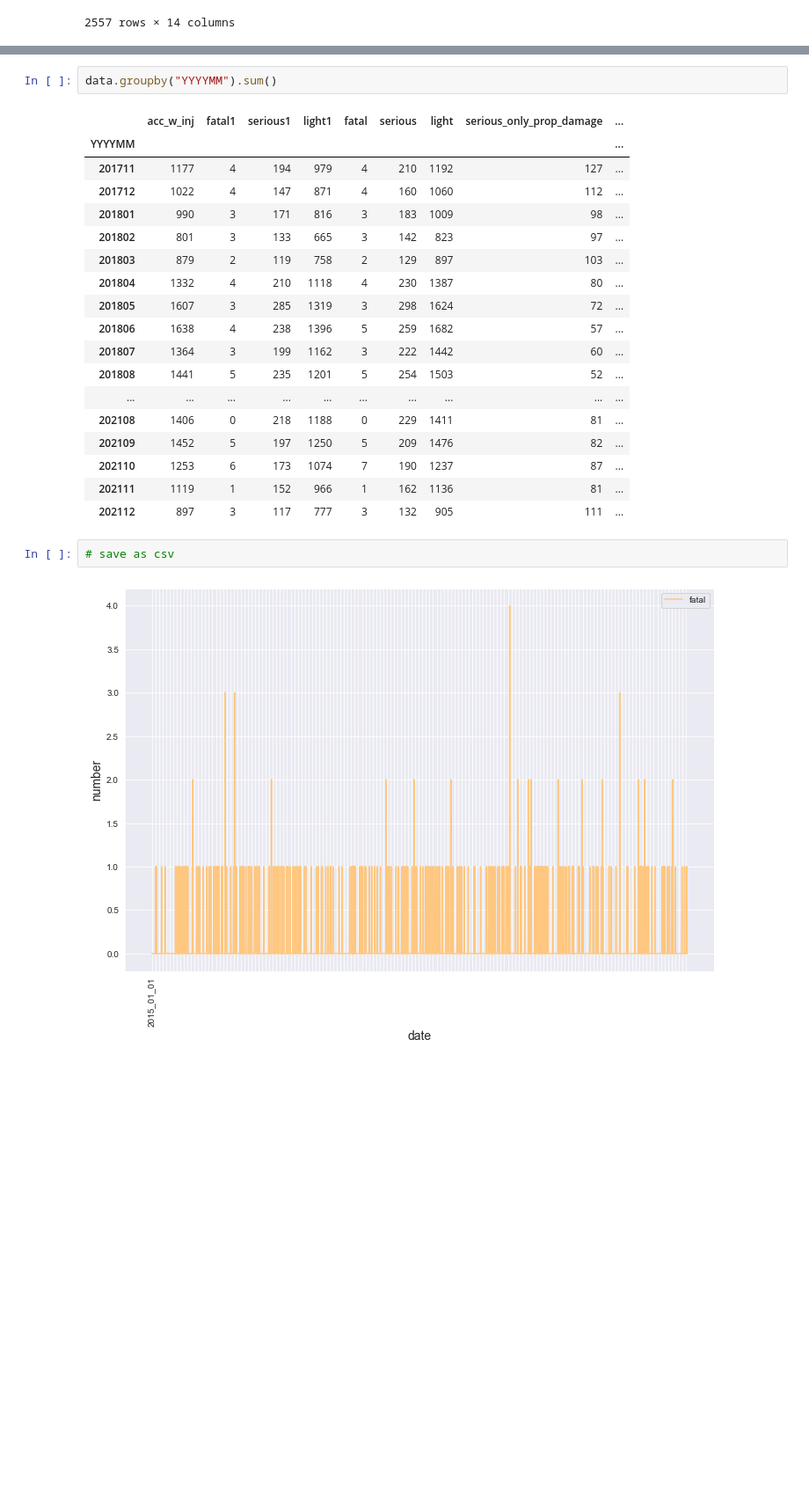
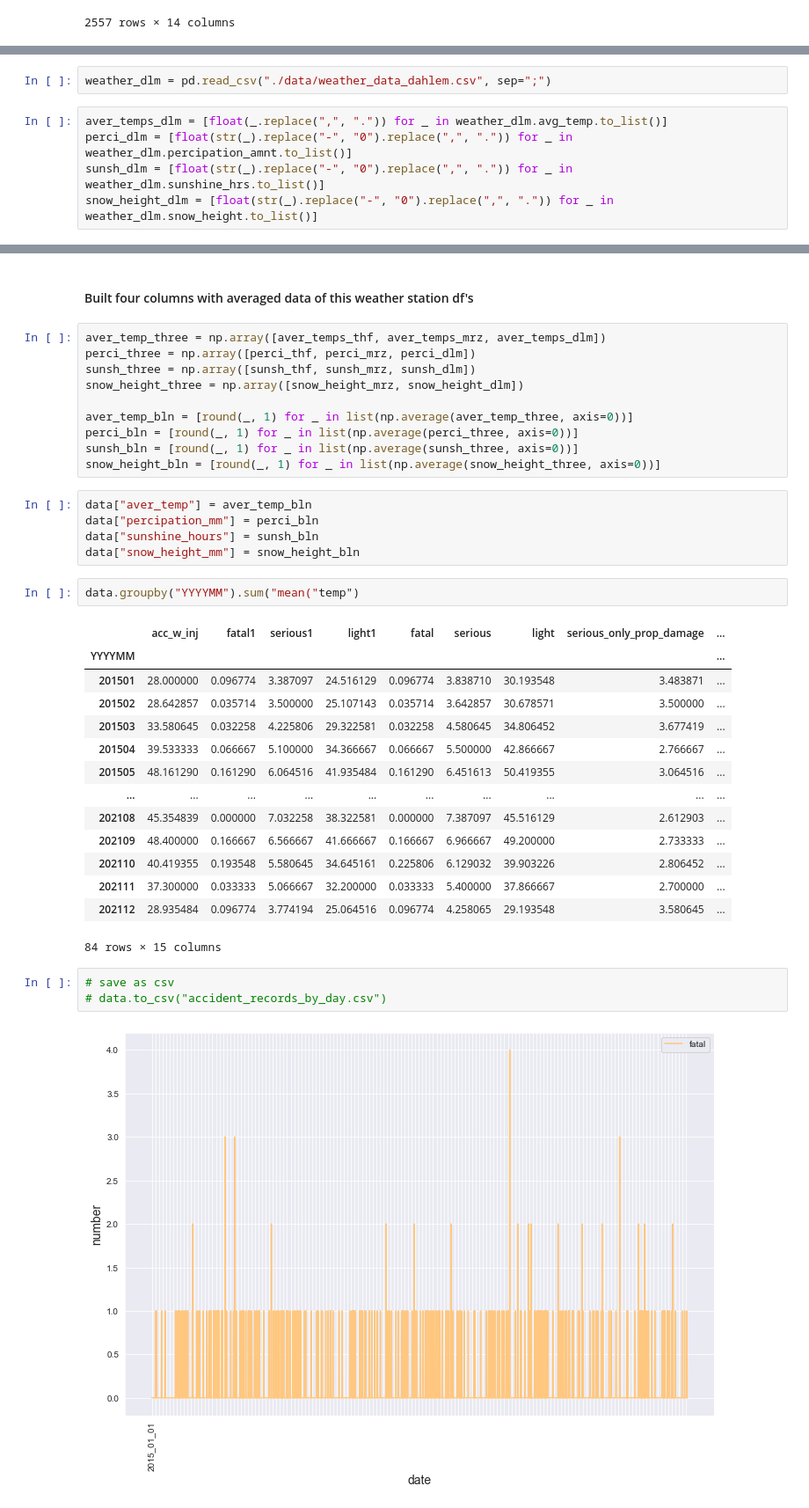
Before and after one commit to SEberwein/Berlin_traffic_accidents_2018-2020, a Jupyter notebook: extract_xlsx_data.ipynb, the cells around one changed output, grey strips where cells are left out. Shown at 88% size. Saved outputs shown, nothing was run; the diff lists cells and outputs as text; blank space fills up the shorter version.

```diff
--- a/extract_xlsx_data.ipynb
+++ b/extract_xlsx_data.ipynb
@@ -314,0 +358,7 @@ data
+# %%
+weather_dlm = pd.read_csv("./data/weather_data_dahlem.csv", sep=";")
+# %%
+aver_temps_dlm = [float(_.replace(",", ".")) for _ in weather_dlm.avg_temp.to_list()]
+perci_dlm = [float(str(_).replace("-", "0").replace(",", ".")) for _ in weather_dlm.percipation_amnt.to_list()]
+sunsh_dlm = [float(str(_).replace("-", "0").replace(",", ".")) for _ in weather_dlm.sunshine_hrs.to_list()]
+snow_height_dlm = [float(str(_).replace("-", "0").replace(",", ".")) for _ in weather_dlm.snow_height.to_list()]
@@ -315,26 +381,40 @@ data
+# %% [markdown]
+#### Built four columns with averaged data of this weather station df's
+# %%
+aver_temp_three = np.array([aver_temps_thf, aver_temps_mrz, aver_temps_dlm])
+perci_three = np.array([perci_thf, perci_mrz, perci_dlm])
+sunsh_three = np.array([sunsh_thf, sunsh_mrz, sunsh_dlm])
+snow_height_three = np.array([snow_height_mrz, snow_height_dlm])
+
+aver_temp_bln = [round(_, 1) for _ in list(np.average(aver_temp_three, axis=0))]
+perci_bln = [round(_, 1) for _ in list(np.average(perci_three, axis=0))]
+sunsh_bln = [round(_, 1) for _ in list(np.average(sunsh_three, axis=0))]
+snow_height_bln = [round(_, 1) for _ in list(np.average(snow_height_three, axis=0))]
+# %%
+data["aver_temp"] = aver_temp_bln
+data["percipation_mm"] = perci_bln
+data["sunshine_hours"] = sunsh_bln
+data["snow_height_mm"] = snow_height_bln
 # %%
-data.groupby("YYYYMM").sum()
+data.groupby("YYYYMM").sum("mean("temp")
 # %% [output]
 |  | acc_w_inj | fatal1 | serious1 | light1 | fatal | serious | light | serious_only_prop_damage | ... |
 | YYYYMM |  |  |  |  |  |  |  |  | ... |
-| 201711 | 1177 | 4 | 194 | 979 | 4 | 210 | 1192 | 127 | ... |
-| 201712 | 1022 | 4 | 147 | 871 | 4 | 160 | 1060 | 112 | ... |
-| 201801 | 990 | 3 | 171 | 816 | 3 | 183 | 1009 | 98 | ... |
-| 201802 | 801 | 3 | 133 | 665 | 3 | 142 | 823 | 97 | ... |
-| 201803 | 879 | 2 | 119 | 758 | 2 | 129 | 897 | 103 | ... |
-| 201804 | 1332 | 4 | 210 | 1118 | 4 | 230 | 1387 | 80 | ... |
-| 201805 | 1607 | 3 | 285 | 1319 | 3 | 298 | 1624 | 72 | ... |
-| 201806 | 1638 | 4 | 238 | 1396 | 5 | 259 | 1682 | 57 | ... |
-| 201807 | 1364 | 3 | 199 | 1162 | 3 | 222 | 1442 | 60 | ... |
-| 201808 | 1441 | 5 | 235 | 1201 | 5 | 254 | 1503 | 52 | ... |
+| 201501 | 28.000000 | 0.096774 | 3.387097 | 24.516129 | 0.096774 | 3.838710 | 30.193548 | 3.483871 | ... |
+| 201502 | 28.642857 | 0.035714 | 3.500000 | 25.107143 | 0.035714 | 3.642857 | 30.678571 | 3.500000 | ... |
+| 201503 | 33.580645 | 0.032258 | 4.225806 | 29.322581 | 0.032258 | 4.580645 | 34.806452 | 3.677419 | ... |
+| 201504 | 39.533333 | 0.066667 | 5.100000 | 34.366667 | 0.066667 | 5.500000 | 42.866667 | 2.766667 | ... |
+| 201505 | 48.161290 | 0.161290 | 6.064516 | 41.935484 | 0.161290 | 6.451613 | 50.419355 | 3.064516 | ... |
 | ... | ... | ... | ... | ... | ... | ... | ... | ... | ... |
-| 202108 | 1406 | 0 | 218 | 1188 | 0 | 229 | 1411 | 81 | ... |
-| 202109 | 1452 | 5 | 197 | 1250 | 5 | 209 | 1476 | 82 | ... |
-| 202110 | 1253 | 6 | 173 | 1074 | 7 | 190 | 1237 | 87 | ... |
-| 202111 | 1119 | 1 | 152 | 966 | 1 | 162 | 1136 | 81 | ... |
-| 202112 | 897 | 3 | 117 | 777 | 3 | 132 | 905 | 111 | ... |
+| 202108 | 45.354839 | 0.000000 | 7.032258 | 38.322581 | 0.000000 | 7.387097 | 45.516129 | 2.612903 | ... |
+| 202109 | 48.400000 | 0.166667 | 6.566667 | 41.666667 | 0.166667 | 6.966667 | 49.200000 | 2.733333 | ... |
+| 202110 | 40.419355 | 0.193548 | 5.580645 | 34.645161 | 0.225806 | 6.129032 | 39.903226 | 2.806452 | ... |
+| 202111 | 37.300000 | 0.033333 | 5.066667 | 32.200000 | 0.033333 | 5.400000 | 37.866667 | 2.700000 | ... |
+| 202112 | 28.935484 | 0.096774 | 3.774194 | 25.064516 | 0.096774 | 4.258065 | 29.193548 | 3.580645 | ... |
+84 rows × 15 columns
 # %%
 # save as csv
+# data.to_csv("accident_records_by_day.csv")
 # %%
 # %% [output]
 [figure]
```
Also changed, not shown: parts of 8 cells of this notebook, 1 other file.
